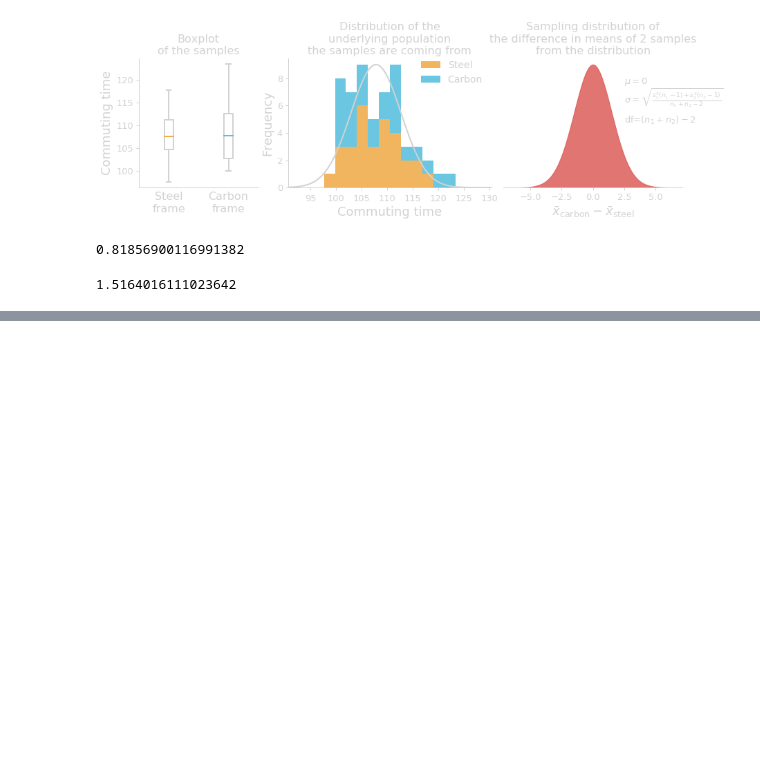
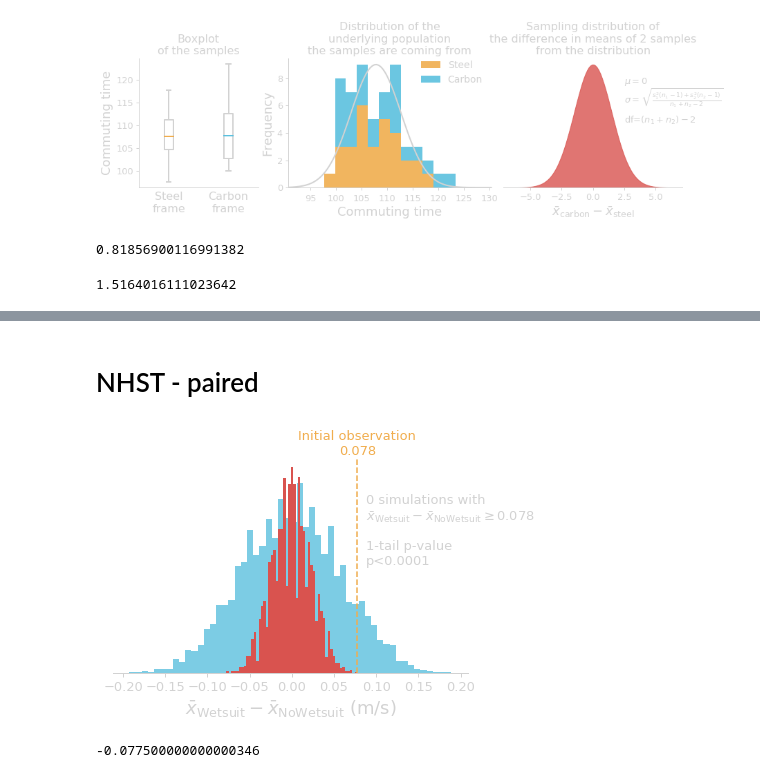
Before and after one commit to gcalmettes/stats13-slides, a Jupyter notebook: notebook-fig/figs-slides-6-comparing-two-means.ipynb, the cells around one changed output, grey strips where cells are left out. Cells and saved outputs as stored; diff of their text form; code cells hidden in the pictures; blank space fills up the shorter version.

```diff
--- a/notebook-fig/figs-slides-6-comparing-two-means.ipynb
+++ b/notebook-fig/figs-slides-6-comparing-two-means.ipynb
@@ -578,0 +686,50 @@ np.sqrt((6.25**2/26)+(4.89**2/30))
+# %% [markdown]
+# NHST - paired
+# %%
+n_simul = 10000
+
+res_diff_paired = np.zeros(n_simul)
+
+for i in range(n_simul):
+    labels = np.random.choice([-1, 1], size=len(data))
+    res_diff_paired[i] = np.mean((data.Wetsuit-data.NoWetsuit)*labels)
+# %%
+fig = plt.figure(figsize=(6,4))
+ax1 = fig.add_axes([0.01, 0.15, 0.82, 0.75])
+ax2 = ax1.twinx()
+ax3 = ax1.twinx()
+
+for ax in [ax1]:
+    ax.hist(res_diff, bins="auto", color=colors["blue"], alpha=0.8)
+    ax.hist(res_diff_paired, bins="auto", color=colors["red"])
+    for spine in ["bottom"]:
+        ax.spines[spine].set_linewidth(1)
+        ax.spines[spine].set_color(colors["lightgray"])
+    for spine in ["top", "right", "left"]:
+        ax.spines[spine].set_visible(False)
+    ax.set_yticks([])
+    ax.tick_params(axis="both", width=1, size=4, color=colors["lightgray"], labelcolor=colors["lightgray"],
+                   labelsize=13, pad=4)
+    ax.set_xlabel(r'$\bar{x}_{\mathrm{Wetsuit}}-\bar{x}_{\mathrm{No Wetsuit}}$ (m/s)', size=18, color=colors["lightgray"])
+    ax.set_ylim(0)
+
+for ax in [ax2]:
+    ax.set_ylim(ax1.get_ylim())
+    ax.axvline(np.diff(data[["NoWetsuit", "Wetsuit"]].mean()), color=colors["orange"], ls="--")
+    ax.text(np.diff(data[["NoWetsuit", "Wetsuit"]].mean()), ax.get_ylim()[1]*1.01, "Initial observation\n" "{:.3f}".format(np.diff(data[["NoWetsuit", "Wetsuit"]].mean())[0]), color=colors["orange"], size=13, ha="center")
+    ax.axis("off")
+
+for ax in [ax3]:
+    ax.set_ylim(ax1.get_ylim())
+    n_above = np.sum(res_diff_paired>=np.diff(data[["NoWetsuit", "Wetsuit"]].mean()))
+    ax.text(np.diff(data[["NoWetsuit", "Wetsuit"]].mean())+0.01, ax.get_ylim()[1]*0.7, "{:.0f} simulations with\n" r'$\bar{{x}}_{{\mathrm{{Wetsuit}}}}-\bar{{x}}_{{\mathrm{{No Wetsuit}}}}\geq$' "{:.3f}".format(n_above, np.diff(data[["NoWetsuit", "Wetsuit"]].mean())[0]), color=colors["lightgray"], size=13, ha="left")
+    ax.text(np.diff(data[["NoWetsuit", "Wetsuit"]].mean())+0.01, ax.get_ylim()[1]*0.5, "1-tail p-value\np<0.0001", color=colors["lightgray"], size=13, ha="left")
+    ax.axis("off")
+
+plt.savefig("/Users/Gui/Box Sync/_STATS13/_Slides/_stats13-Lectures/assets/img/lec/wetsuit-resampling-paired.svg", transparent=True)
+# %% [output]
+[figure, added]
+# %%
+np.diff(data[["Wetsuit", "NoWetsuit"]].mean())[0]
+# %% [output]
+-0.077500000000000346
```
Also changed, not shown: parts of 8 cells of this notebook, 7 other files.
